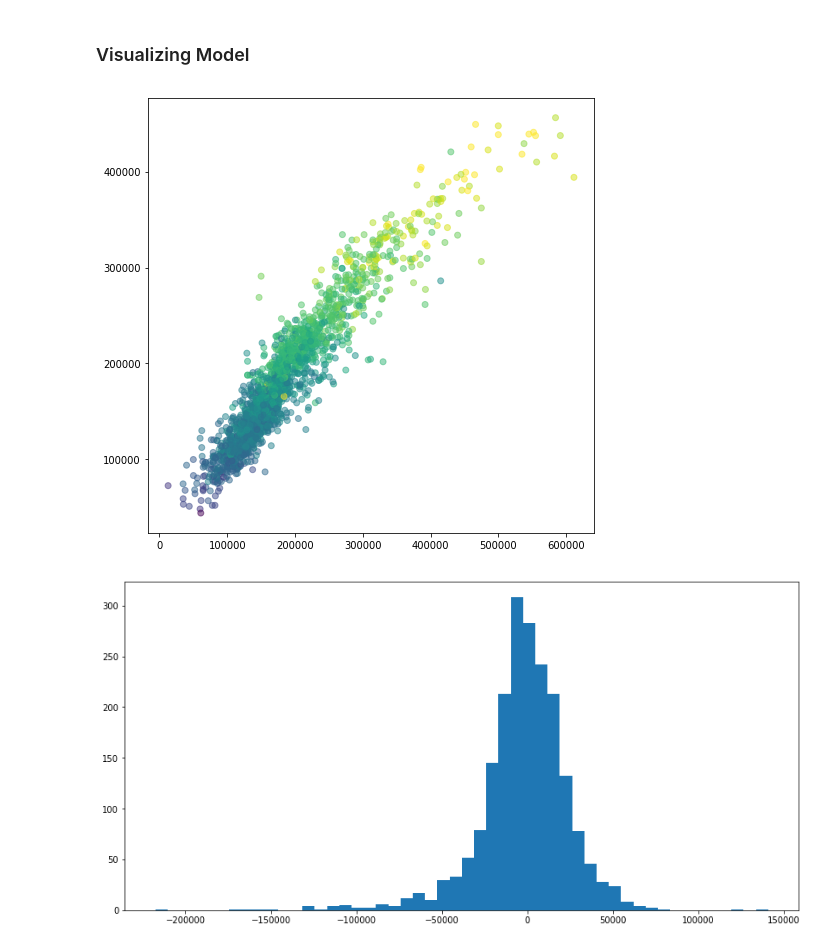
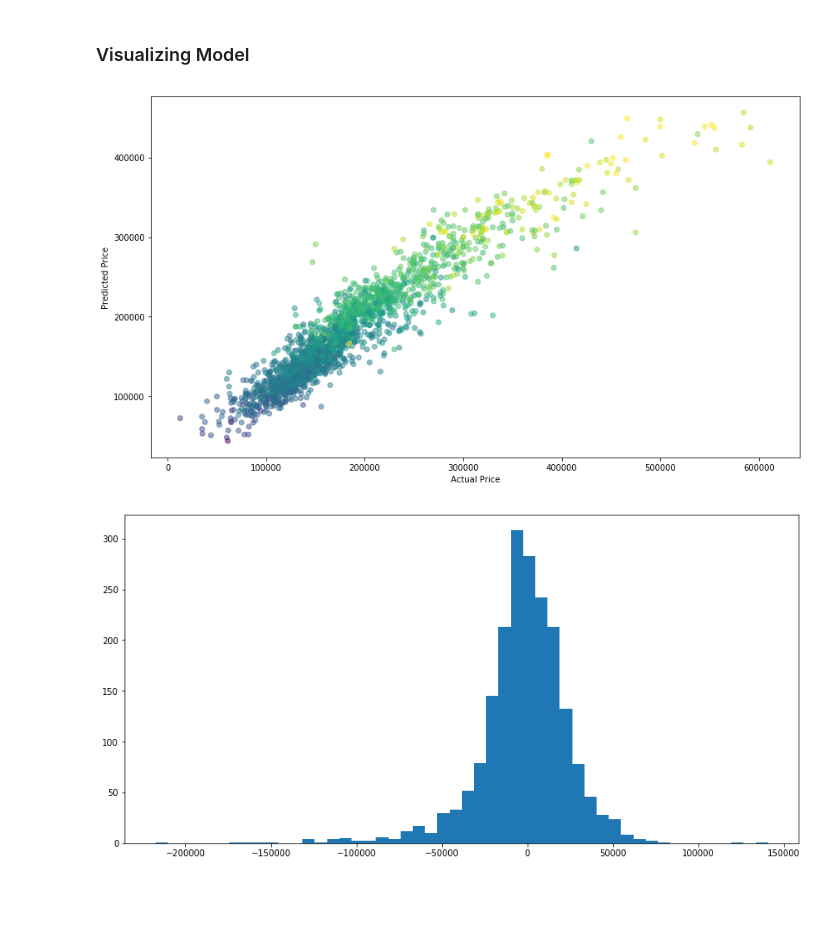
Before and after one commit to jalovejoy/modeling_housing_prices, a Jupyter notebook: code/4_modeling.ipynb, the cells around one changed output. Cells and saved outputs as stored; diff of their text form; code cells hidden in the pictures; blank space fills up the shorter version.

```diff
--- a/code/4_modeling.ipynb
+++ b/code/4_modeling.ipynb
@@ -210,10 +210,12 @@ df['error'] = df['yhat'] - df['SalePrice']
 # %%
 ## Plotting the actuals against the predictions to find outliers
 ## Coloring model with one of my features (I looked at a few)
-plt.figure(figsize=(8,8))
+plt.figure(figsize=(14,8))
+plt.xlabel('Actual Price')
+plt.ylabel("Predicted Price")
 plt.scatter(df['SalePrice'], df['yhat'], c=df['QualMetric'], alpha=.5, cmap='viridis');
 # %% [output]
-[figure, old version]
+[figure, new version]
 # %%
 ## Plotting errors on histogram to make sure it's normal(ish)
 #### Would like to add KDE line
```
Also changed, not shown: parts of 4 cells of this notebook, 2 other files.
